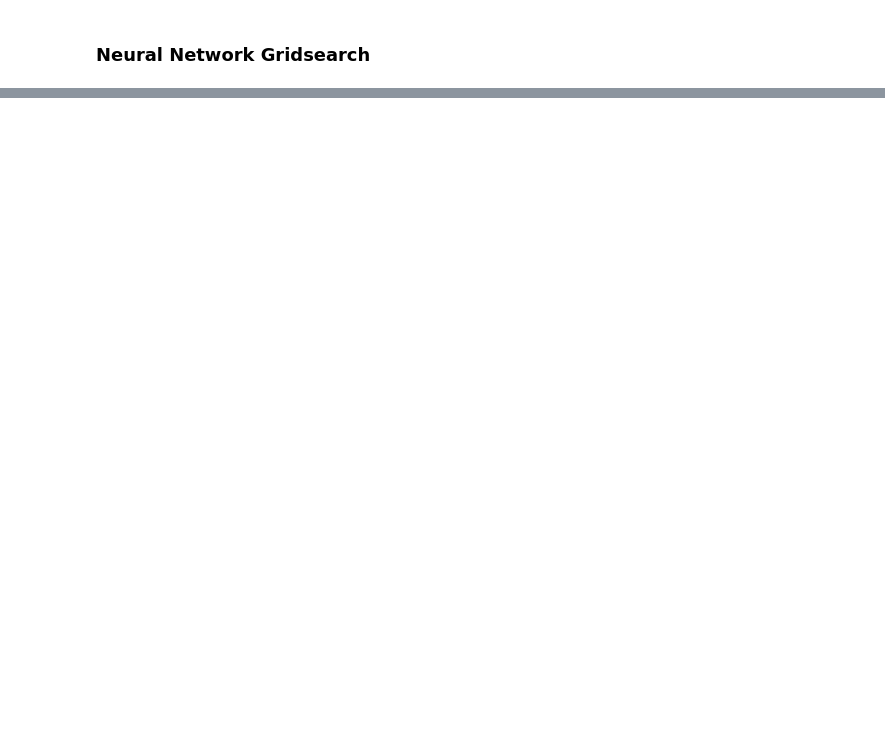
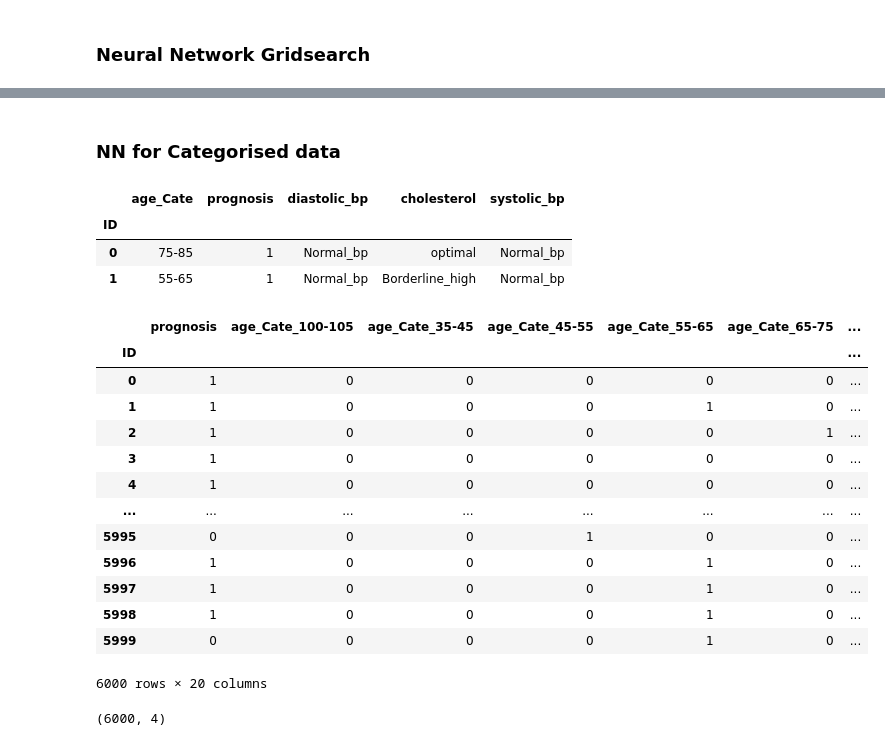
Before and after one commit to sushantkas/project-P152, a Jupyter notebook: p152 model building.ipynb, the cells around one changed output, grey strips where cells are left out. Cells and saved outputs as stored; diff of their text form; code cells hidden in the pictures; blank space fills up the shorter version.

Commit message:
NN with Categorised data

```diff
--- a/p152 model building.ipynb
+++ b/p152 model building.ipynb
@@ -393,0 +428,36 @@ grid.best_score_
+# %% [markdown]
+### NN for Categorised data
+# %%
+p152_cat=pd.read_csv("p152_cate.csv", index_col="ID")
+# %%
+p152_cat.head(2)
+# %% [output]
+|  | age_Cate | prognosis | diastolic_bp | cholesterol | systolic_bp |
+| ID |  |  |  |  |  |
+| 0 | 75-85 | 1 | Normal_bp | optimal | Normal_bp |
+| 1 | 55-65 | 1 | Normal_bp | Borderline_high | Normal_bp |
+# %%
+p152_cat2=pd.get_dummies(data=p152_cat, columns=["age_Cate","diastolic_bp","cholesterol","systolic_bp"])
+# %%
+p152_cat2["prognosis"]=p152_cat["prognosis"]
+# %%
+p152_cat2
+# %% [output]
+|  | prognosis | age_Cate_100-105 | age_Cate_35-45 | age_Cate_45-55 | age_Cate_55-65 | age_Cate_65-75 | ... |
+| ID |  |  |  |  |  |  | ... |
+| 0 | 1 | 0 | 0 | 0 | 0 | 0 | ... |
+| 1 | 1 | 0 | 0 | 0 | 1 | 0 | ... |
+| 2 | 1 | 0 | 0 | 0 | 0 | 1 | ... |
+| 3 | 1 | 0 | 0 | 0 | 0 | 0 | ... |
+| 4 | 1 | 0 | 0 | 0 | 0 | 0 | ... |
+| ... | ... | ... | ... | ... | ... | ... | ... |
+| 5995 | 0 | 0 | 0 | 1 | 0 | 0 | ... |
+| 5996 | 1 | 0 | 0 | 0 | 1 | 0 | ... |
+| 5997 | 1 | 0 | 0 | 0 | 1 | 0 | ... |
+| 5998 | 1 | 0 | 0 | 0 | 1 | 0 | ... |
+| 5999 | 0 | 0 | 0 | 0 | 1 | 0 | ... |
+6000 rows × 20 columns
+# %%
+x.shape
+# %% [output]
+(6000, 4)
```
Also changed, not shown: parts of 27 cells of this notebook, 1 other file.
